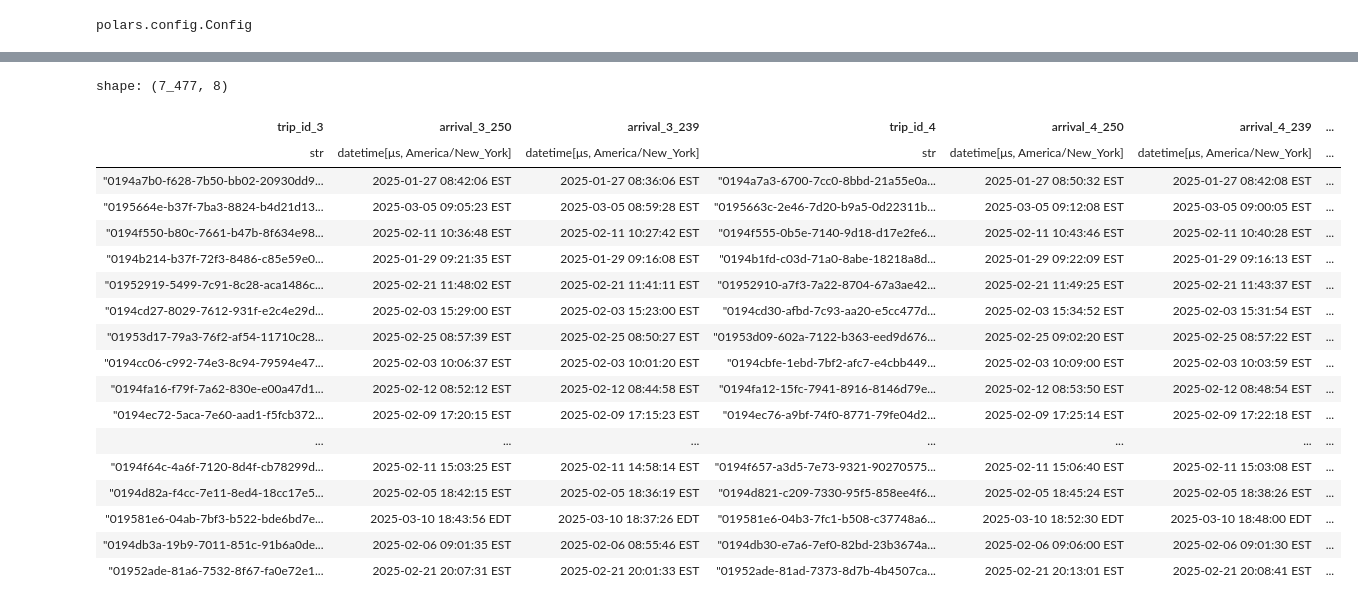
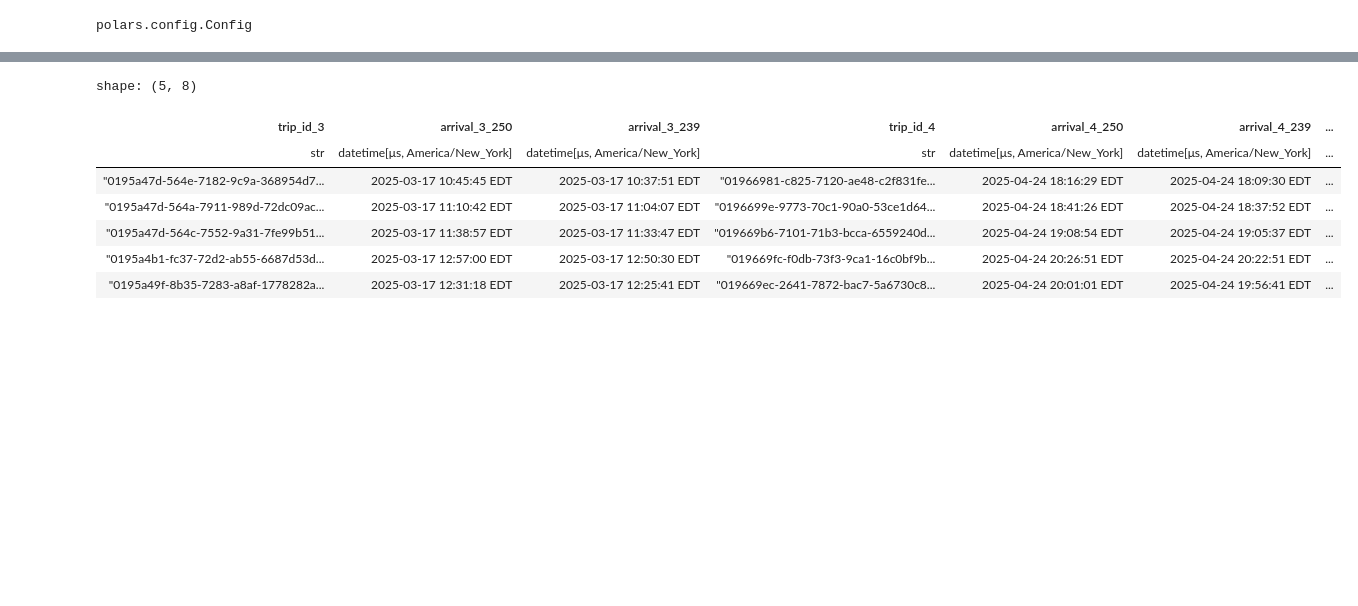
Before and after one commit to jonerrr/trainstatus, a Jupyter notebook: science/3-4-trips.ipynb, the cells around one changed output, grey strips where cells are left out. Drawn from its saved outputs; the diff is of its cells as text; code cells hidden in the pictures; blank space fills up the shorter version.

Commit message:
work on trip filter

```diff
--- a/science/3-4-trips.ipynb
+++ b/science/3-4-trips.ipynb
@@ -114,22 +328,12 @@ result = (
 # %%
-result.filter(pl.col("time_diff_250_min") < 10).unique(["trip_id_3", "trip_id_4"])
+# result.filter(pl.col("time_diff_250_min") < 10).unique(["trip_id_3", "trip_id_4"])
+# result.sort("time_diff_250_min", descending=True).head(500).tail(5)
 # %% [output]
-shape: (7_477, 8)
+shape: (5, 8)
 | trip_id_3 | arrival_3_250 | arrival_3_239 | trip_id_4 | arrival_4_250 | arrival_4_239 | ... |
 | str | datetime[μs, America/New_York] | datetime[μs, America/New_York] | str | datetime[μs, America/New_York] | datetime[μs, America/New_York] | ... |
-| "0194a7b0-f628-7b50-bb02-20930dd9... | 2025-01-27 08:42:06 EST | 2025-01-27 08:36:06 EST | "0194a7a3-6700-7cc0-8bbd-21a55e0a... | 2025-01-27 08:50:32 EST | 2025-01-27 08:42:08 EST | ... |
-| "0195664e-b37f-7ba3-8824-b4d21d13... | 2025-03-05 09:05:23 EST | 2025-03-05 08:59:28 EST | "0195663c-2e46-7d20-b9a5-0d22311b... | 2025-03-05 09:12:08 EST | 2025-03-05 09:00:05 EST | ... |
-| "0194f550-b80c-7661-b47b-8f634e98... | 2025-02-11 10:36:48 EST | 2025-02-11 10:27:42 EST | "0194f555-0b5e-7140-9d18-d17e2fe6... | 2025-02-11 10:43:46 EST | 2025-02-11 10:40:28 EST | ... |
-| "0194b214-b37f-72f3-8486-c85e59e0... | 2025-01-29 09:21:35 EST | 2025-01-29 09:16:08 EST | "0194b1fd-c03d-71a0-8abe-18218a8d... | 2025-01-29 09:22:09 EST | 2025-01-29 09:16:13 EST | ... |
-| "01952919-5499-7c91-8c28-aca1486c... | 2025-02-21 11:48:02 EST | 2025-02-21 11:41:11 EST | "01952910-a7f3-7a22-8704-67a3ae42... | 2025-02-21 11:49:25 EST | 2025-02-21 11:43:37 EST | ... |
-| "0194cd27-8029-7612-931f-e2c4e29d... | 2025-02-03 15:29:00 EST | 2025-02-03 15:23:00 EST | "0194cd30-afbd-7c93-aa20-e5cc477d... | 2025-02-03 15:34:52 EST | 2025-02-03 15:31:54 EST | ... |
-| "01953d17-79a3-76f2-af54-11710c28... | 2025-02-25 08:57:39 EST | 2025-02-25 08:50:27 EST | "01953d09-602a-7122-b363-eed9d676... | 2025-02-25 09:02:20 EST | 2025-02-25 08:57:22 EST | ... |
-| "0194cc06-c992-74e3-8c94-79594e47... | 2025-02-03 10:06:37 EST | 2025-02-03 10:01:20 EST | "0194cbfe-1ebd-7bf2-afc7-e4cbb449... | 2025-02-03 10:09:00 EST | 2025-02-03 10:03:59 EST | ... |
-| "0194fa16-f79f-7a62-830e-e00a47d1... | 2025-02-12 08:52:12 EST | 2025-02-12 08:44:58 EST | "0194fa12-15fc-7941-8916-8146d79e... | 2025-02-12 08:53:50 EST | 2025-02-12 08:48:54 EST | ... |
-| "0194ec72-5aca-7e60-aad1-f5fcb372... | 2025-02-09 17:20:15 EST | 2025-02-09 17:15:23 EST | "0194ec76-a9bf-74f0-8771-79fe04d2... | 2025-02-09 17:25:14 EST | 2025-02-09 17:22:18 EST | ... |
-| ... | ... | ... | ... | ... | ... | ... |
-| "0194f64c-4a6f-7120-8d4f-cb78299d... | 2025-02-11 15:03:25 EST | 2025-02-11 14:58:14 EST | "0194f657-a3d5-7e73-9321-90270575... | 2025-02-11 15:06:40 EST | 2025-02-11 15:03:08 EST | ... |
-| "0194d82a-f4cc-7e11-8ed4-18cc17e5... | 2025-02-05 18:42:15 EST | 2025-02-05 18:36:19 EST | "0194d821-c209-7330-95f5-858ee4f6... | 2025-02-05 18:45:24 EST | 2025-02-05 18:38:26 EST | ... |
-| "019581e6-04ab-7bf3-b522-bde6bd7e... | 2025-03-10 18:43:56 EDT | 2025-03-10 18:37:26 EDT | "019581e6-04b3-7fc1-b508-c37748a6... | 2025-03-10 18:52:30 EDT | 2025-03-10 18:48:00 EDT | ... |
-| "0194db3a-19b9-7011-851c-91b6a0de... | 2025-02-06 09:01:35 EST | 2025-02-06 08:55:46 EST | "0194db30-e7a6-7ef0-82bd-23b3674a... | 2025-02-06 09:06:00 EST | 2025-02-06 09:01:30 EST | ... |
-| "01952ade-81a6-7532-8f67-fa0e72e1... | 2025-02-21 20:07:31 EST | 2025-02-21 20:01:33 EST | "01952ade-81ad-7373-8d7b-4b4507ca... | 2025-02-21 20:13:01 EST | 2025-02-21 20:08:41 EST | ... |
+| "0195a47d-564e-7182-9c9a-368954d7... | 2025-03-17 10:45:45 EDT | 2025-03-17 10:37:51 EDT | "01966981-c825-7120-ae48-c2f831fe... | 2025-04-24 18:16:29 EDT | 2025-04-24 18:09:30 EDT | ... |
+| "0195a47d-564a-7911-989d-72dc09ac... | 2025-03-17 11:10:42 EDT | 2025-03-17 11:04:07 EDT | "0196699e-9773-70c1-90a0-53ce1d64... | 2025-04-24 18:41:26 EDT | 2025-04-24 18:37:52 EDT | ... |
+| "0195a47d-564c-7552-9a31-7fe99b51... | 2025-03-17 11:38:57 EDT | 2025-03-17 11:33:47 EDT | "019669b6-7101-71b3-bcca-6559240d... | 2025-04-24 19:08:54 EDT | 2025-04-24 19:05:37 EDT | ... |
+| "0195a4b1-fc37-72d2-ab55-6687d53d... | 2025-03-17 12:57:00 EDT | 2025-03-17 12:50:30 EDT | "019669fc-f0db-73f3-9ca1-16c0bf9b... | 2025-04-24 20:26:51 EDT | 2025-04-24 20:22:51 EDT | ... |
+| "0195a49f-8b35-7283-a8af-1778282a... | 2025-03-17 12:31:18 EDT | 2025-03-17 12:25:41 EDT | "019669ec-2641-7872-bac7-5a6730c8... | 2025-04-24 20:01:01 EDT | 2025-04-24 19:56:41 EDT | ... |
```
Also changed, not shown: parts of 15 cells of this notebook, 2 other files.
